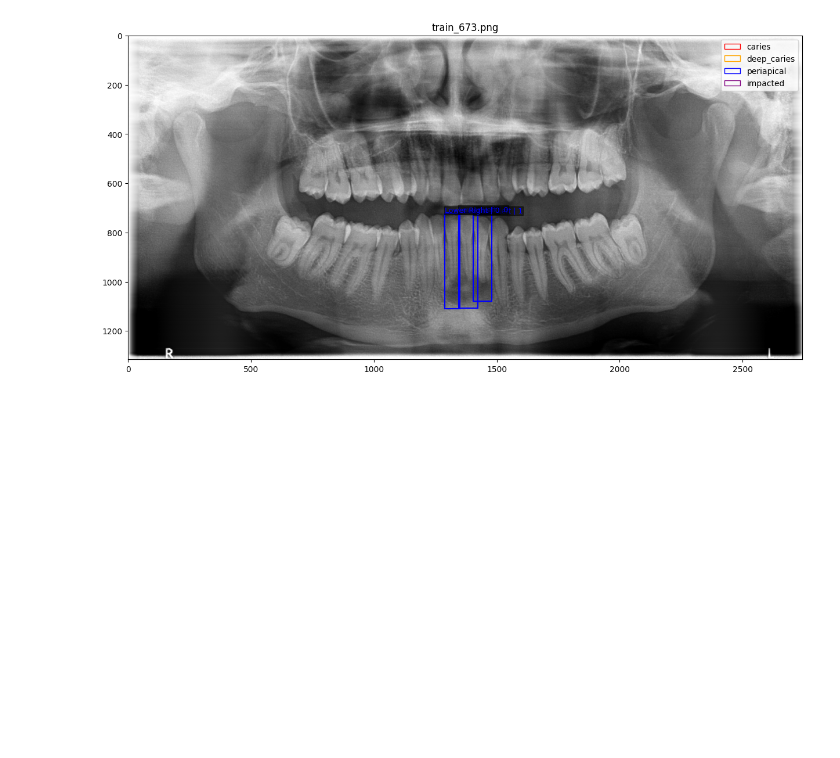
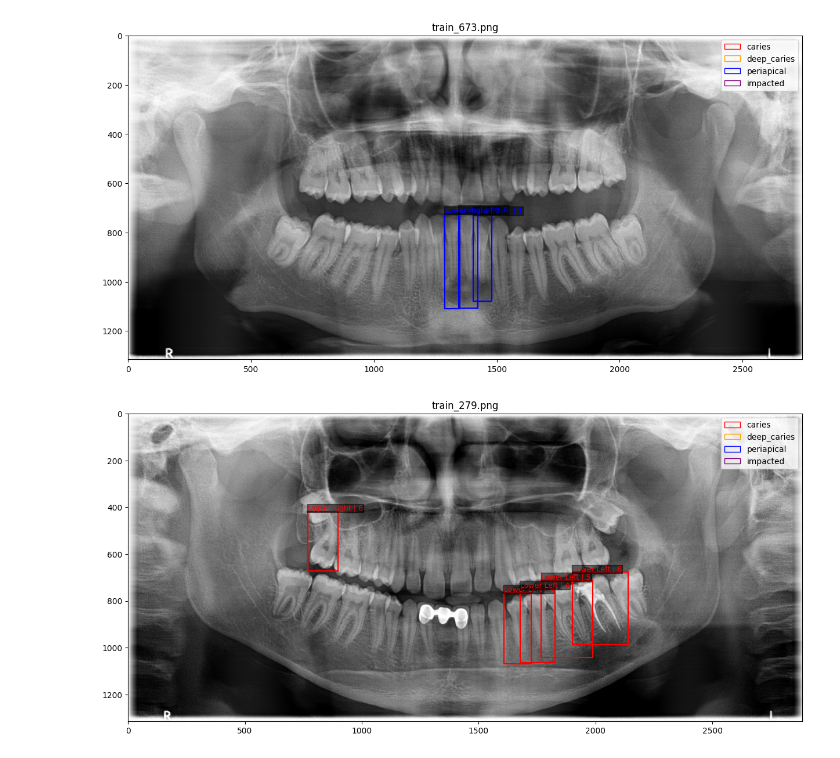
Before and after one commit to abdubakr77/dental-xray-ai, a Jupyter notebook: Notebooks/01_data_exploration.ipynb, the cells around one changed output. Drawn from its saved outputs; the diff is of its cells as text; code cells hidden in the pictures; blank space fills up the shorter version.

Commit message:
feat: Showing every disease image seperately

```diff
--- a/Notebooks/01_data_exploration.ipynb
+++ b/Notebooks/01_data_exploration.ipynb
@@ -325,3 +325,7 @@ show_image_boxes()
 show_image_boxes(target=['Disease_Name','periapical'])
 # %% [output]
 [figure]
+# %%
+show_image_boxes(target=['Disease_Name','caries'])
+# %% [output]
+[figure, added]
```
Also changed, not shown: parts of 2 cells of this notebook.
